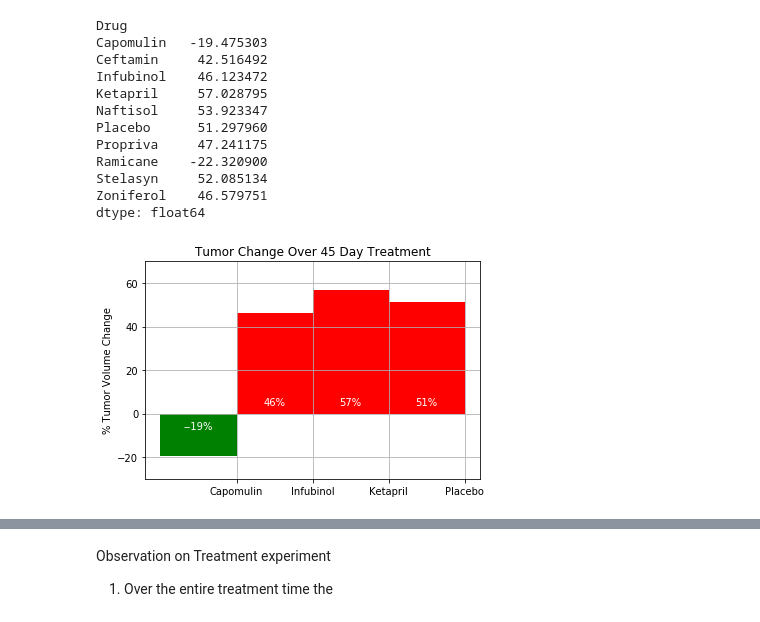
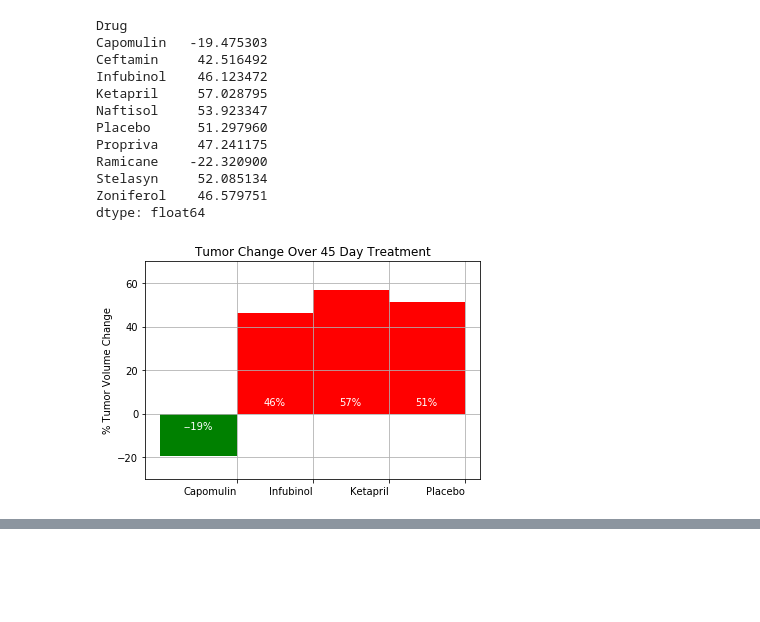
Before and after one commit to jbell69/matplotlib-challenge, a Jupyter notebook: Pymaceuticals/pymaceuticals_starter.ipynb, the cells around one changed output, grey strips where cells are left out. Cells and saved outputs as stored; diff of their text form; code cells hidden in the pictures; blank space fills up the shorter version.

```diff
--- a/Pymaceuticals/pymaceuticals_starter.ipynb
+++ b/Pymaceuticals/pymaceuticals_starter.ipynb
@@ -553,45 +553,41 @@ ax.set_title("Tumor Change Over 45 Day Treatment")
 ax.set_xticks(ind + 0.5)
 ax.set_xticklabels(('Capomulin','Infubinol', 'Ketapril', 'Placebo'))
 
-for label in ax.xaxis.get_xticklabels():
-    label.set_horizontalalignment('left')
+for label in ax.get_xticklabels():
+    label.set_horizontalalignment('right')
 
 ax.set_autoscaley_on(False)
 ax.set_ylim([-30,70])
 ax.grid(True)
 
 # Use functions to label the percentages of changes
 
 def autolabelFail(rects):
     for rect in rects:
         height = rect.get_height()
         ax.text(rect.get_x() + rect.get_width()/2.,3,
                '%d%%' % int(height),
                ha='center', va='bottom', color='white')
 
 def autolabelPass(rects):
     for rect in rects:
         height = rect.get_height()
         ax.text(rect.get_x() + rect.get_width()/2.,-8,
                '-%d%%' % int(height),
                ha='center', va='bottom', color='white')
 
 # Call functions to implement the function calls
 
 autolabelPass(rectsPass)
 autolabelFail(rectsFail)
 
 # Save the Figure
 
 fig.savefig("Images/Tumor_change_TX.png")
 
 # Show the Figure
 fig.show()
 # %% [output]
-[figure, old version]
+[figure, new version]
 # %% [markdown]
 ![Metastatic Spread During Treatment](../Images/change.png)
-# %% [markdown]
-Observation on Treatment experiment
-
-1) Over the entire treatment time the
```
Also changed, not shown: parts of 1 cell of this notebook.
